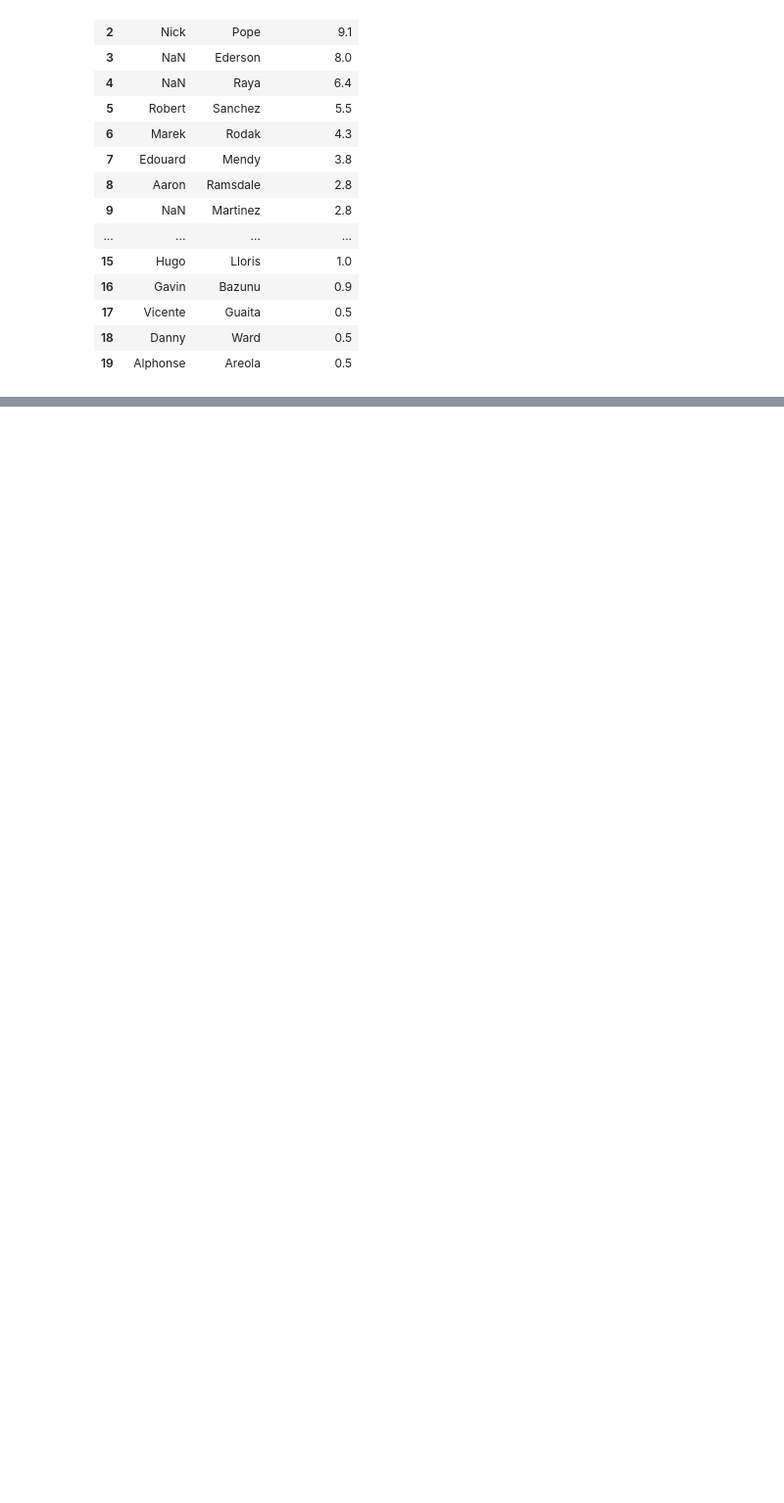
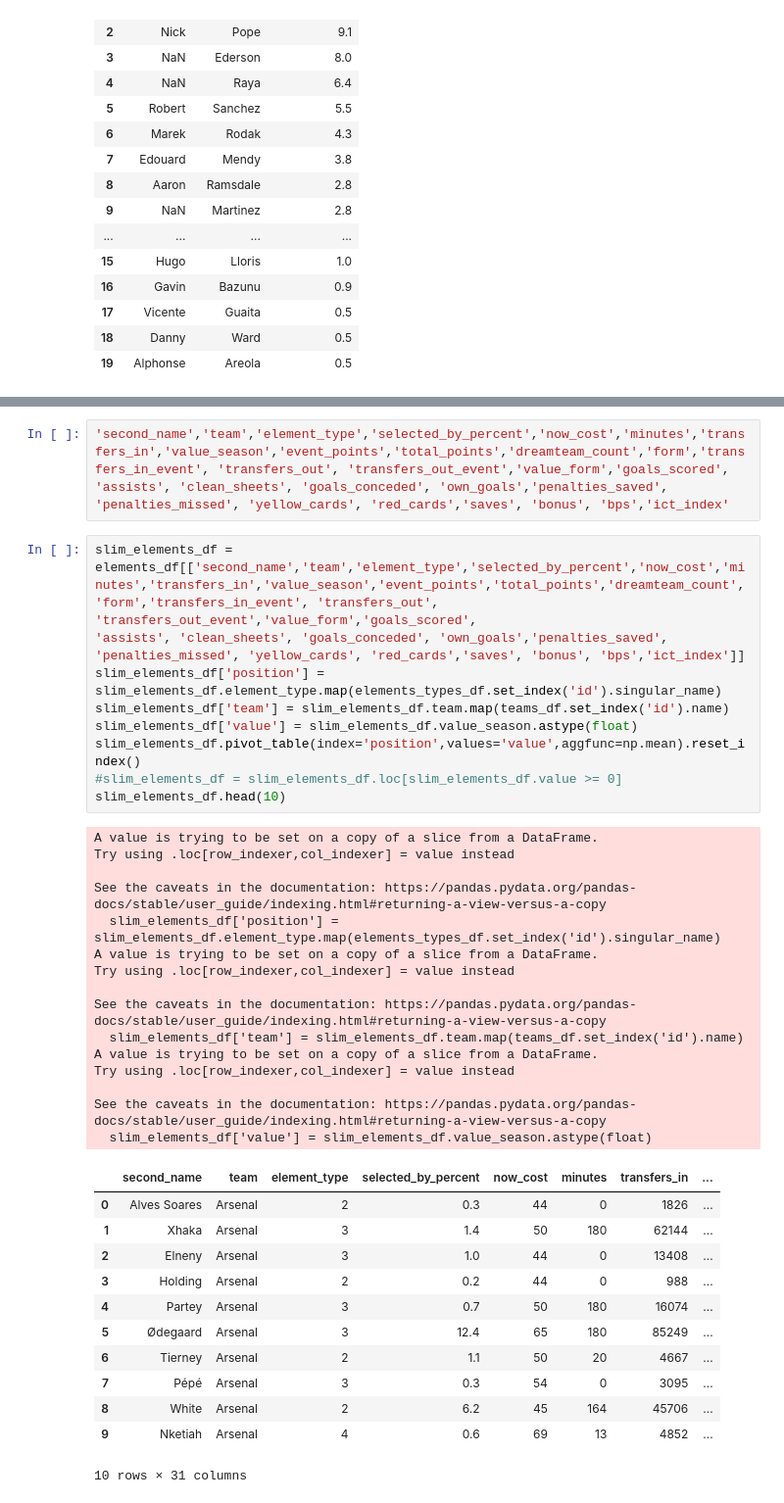
Before and after one commit to loaiwalid07/fantasy, a Jupyter notebook: analysis_note.ipynb, the cells around one changed output, grey strips where cells are left out. Shown: that part at 98% size. Saved outputs shown, nothing was run; the diff lists cells and outputs as text; blank space fills up the shorter version.

```diff
--- a/analysis_note.ipynb
+++ b/analysis_note.ipynb
@@ -231,0 +258,40 @@ data[data.PositionsList == 'GLK'].sort_values(by=[data.columns[(data.columns.get
+# %%
+'second_name','team','element_type','selected_by_percent','now_cost','minutes','transfers_in','value_season','event_points','total_points','dreamteam_count','form','transfers_in_event', 'transfers_out', 'transfers_out_event','value_form','goals_scored',
+'assists', 'clean_sheets', 'goals_conceded', 'own_goals','penalties_saved', 'penalties_missed', 'yellow_cards', 'red_cards','saves', 'bonus', 'bps','ict_index'
+# %%
+slim_elements_df = elements_df[['second_name','team','element_type','selected_by_percent','now_cost','minutes','transfers_in','value_season','event_points','total_points','dreamteam_count','form','transfers_in_event', 'transfers_out', 'transfers_out_event','value_form','goals_scored',
+'assists', 'clean_sheets', 'goals_conceded', 'own_goals','penalties_saved', 'penalties_missed', 'yellow_cards', 'red_cards','saves', 'bonus', 'bps','ict_index']]
+slim_elements_df['position'] = slim_elements_df.element_type.map(elements_types_df.set_index('id').singular_name)
+slim_elements_df['team'] = slim_elements_df.team.map(teams_df.set_index('id').name)
+slim_elements_df['value'] = slim_elements_df.value_season.astype(float)
+slim_elements_df.pivot_table(index='position',values='value',aggfunc=np.mean).reset_index()
+#slim_elements_df = slim_elements_df.loc[slim_elements_df.value >= 0]
+slim_elements_df.head(10)
+# %% [output]
+A value is trying to be set on a copy of a slice from a DataFrame.
+Try using .loc[row_indexer,col_indexer] = value instead
+
+See the caveats in the documentation: https://pandas.pydata.org/pandas-docs/stable/user_guide/indexing.html#returning-a-view-versus-a-copy
+  slim_elements_df['position'] = slim_elements_df.element_type.map(elements_types_df.set_index('id').singular_name)
+A value is trying to be set on a copy of a slice from a DataFrame.
+Try using .loc[row_indexer,col_indexer] = value instead
+
+See the caveats in the documentation: https://pandas.pydata.org/pandas-docs/stable/user_guide/indexing.html#returning-a-view-versus-a-copy
+  slim_elements_df['team'] = slim_elements_df.team.map(teams_df.set_index('id').name)
+A value is trying to be set on a copy of a slice from a DataFrame.
+Try using .loc[row_indexer,col_indexer] = value instead
+
+See the caveats in the documentation: https://pandas.pydata.org/pandas-docs/stable/user_guide/indexing.html#returning-a-view-versus-a-copy
+  slim_elements_df['value'] = slim_elements_df.value_season.astype(float)
+|  | second_name | team | element_type | selected_by_percent | now_cost | minutes | transfers_in | ... |
+| 0 | Alves Soares | Arsenal | 2 | 0.3 | 44 | 0 | 1826 | ... |
+| 1 | Xhaka | Arsenal | 3 | 1.4 | 50 | 180 | 62144 | ... |
+| 2 | Elneny | Arsenal | 3 | 1.0 | 44 | 0 | 13408 | ... |
+| 3 | Holding | Arsenal | 2 | 0.2 | 44 | 0 | 988 | ... |
+| 4 | Partey | Arsenal | 3 | 0.7 | 50 | 180 | 16074 | ... |
+| 5 | Ødegaard | Arsenal | 3 | 12.4 | 65 | 180 | 85249 | ... |
+| 6 | Tierney | Arsenal | 2 | 1.1 | 50 | 20 | 4667 | ... |
+| 7 | Pépé | Arsenal | 3 | 0.3 | 54 | 0 | 3095 | ... |
+| 8 | White | Arsenal | 2 | 6.2 | 45 | 164 | 45706 | ... |
+| 9 | Nketiah | Arsenal | 4 | 0.6 | 69 | 13 | 4852 | ... |
+10 rows × 31 columns
```
Also changed, not shown: parts of 12 cells of this notebook.
